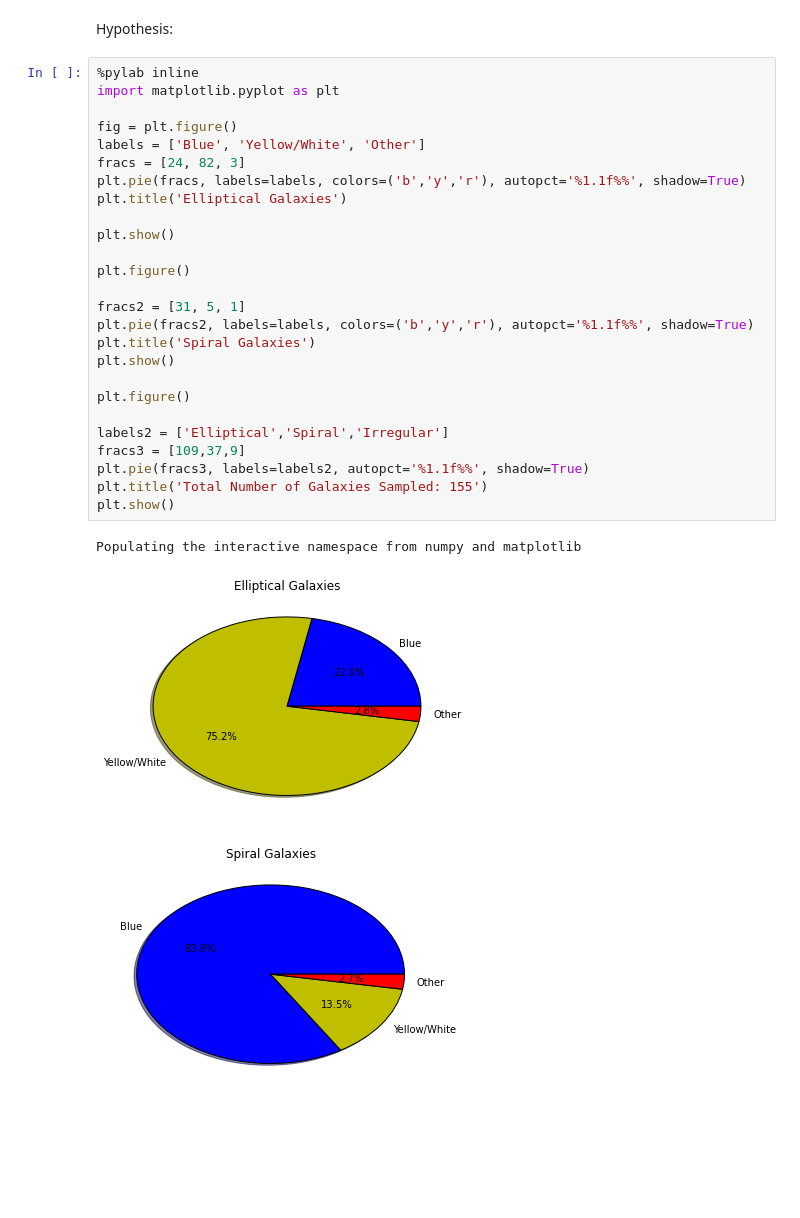
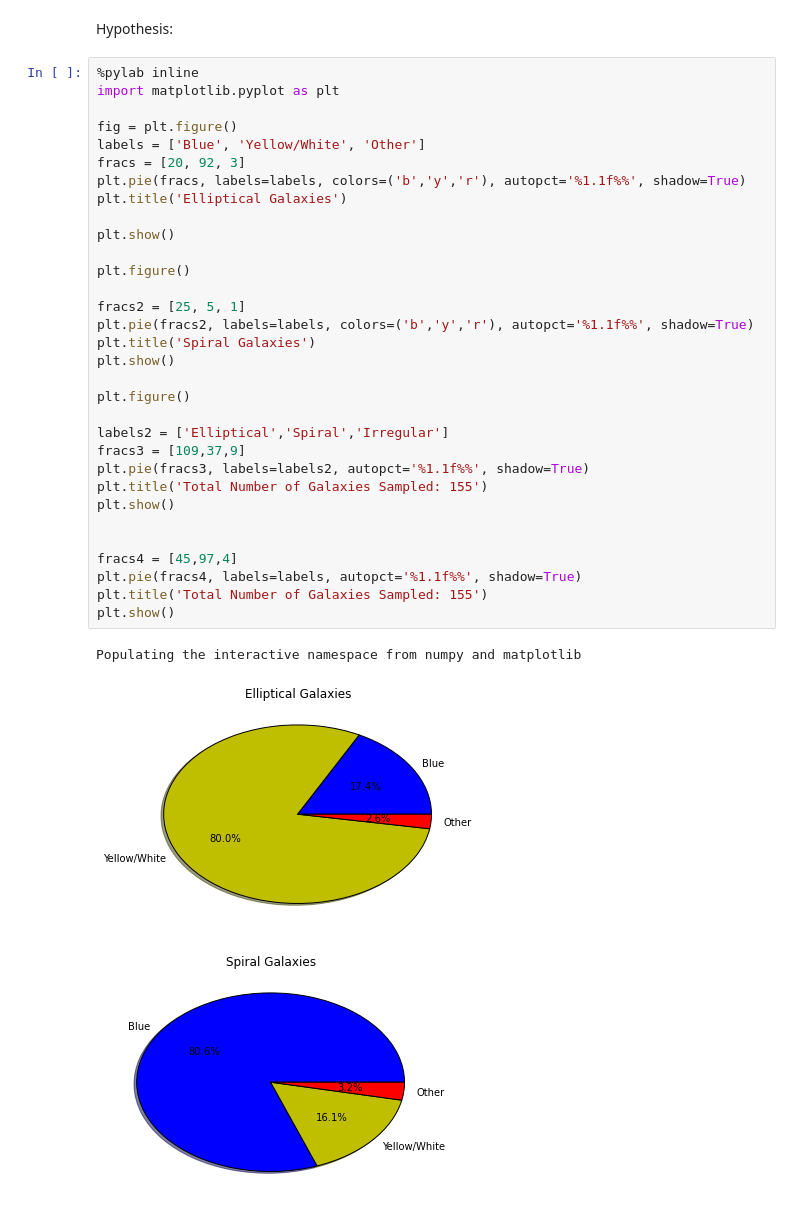
Before and after one commit to slewis06/PHYS202-S14, a Jupyter notebook: ASTR302.ipynb, the cells around one changed output. Cells and saved outputs as stored; diff of their text form; blank space fills up the shorter version.

```diff
--- a/ASTR302.ipynb
+++ b/ASTR302.ipynb
@@ -5,31 +5,37 @@ Hypothesis:
 # %%
 %pylab inline
 import matplotlib.pyplot as plt
 
 fig = plt.figure()
 labels = ['Blue', 'Yellow/White', 'Other']
-fracs = [24, 82, 3]
+fracs = [20, 92, 3]
 plt.pie(fracs, labels=labels, colors=('b','y','r'), autopct='%1.1f%%', shadow=True)
 plt.title('Elliptical Galaxies')
 
 plt.show()
 
 plt.figure()
 
-fracs2 = [31, 5, 1]
+fracs2 = [25, 5, 1]
 plt.pie(fracs2, labels=labels, colors=('b','y','r'), autopct='%1.1f%%', shadow=True)
 plt.title('Spiral Galaxies')
 plt.show()
 
 plt.figure()
 
 labels2 = ['Elliptical','Spiral','Irregular']
 fracs3 = [109,37,9]
 plt.pie(fracs3, labels=labels2, autopct='%1.1f%%', shadow=True)
 plt.title('Total Number of Galaxies Sampled: 155')
 plt.show()
+
+
+fracs4 = [45,97,4]
+plt.pie(fracs4, labels=labels, autopct='%1.1f%%', shadow=True)
+plt.title('Total Number of Galaxies Sampled: 155')
+plt.show()
 # %% [output]
 Populating the interactive namespace from numpy and matplotlib
-[figure, old version]
+[figure, new version]
-[figure, old version]
+[figure, new version]
 [figure]
```
Also changed, not shown: parts of 1 cell of this notebook, 2 other files.
